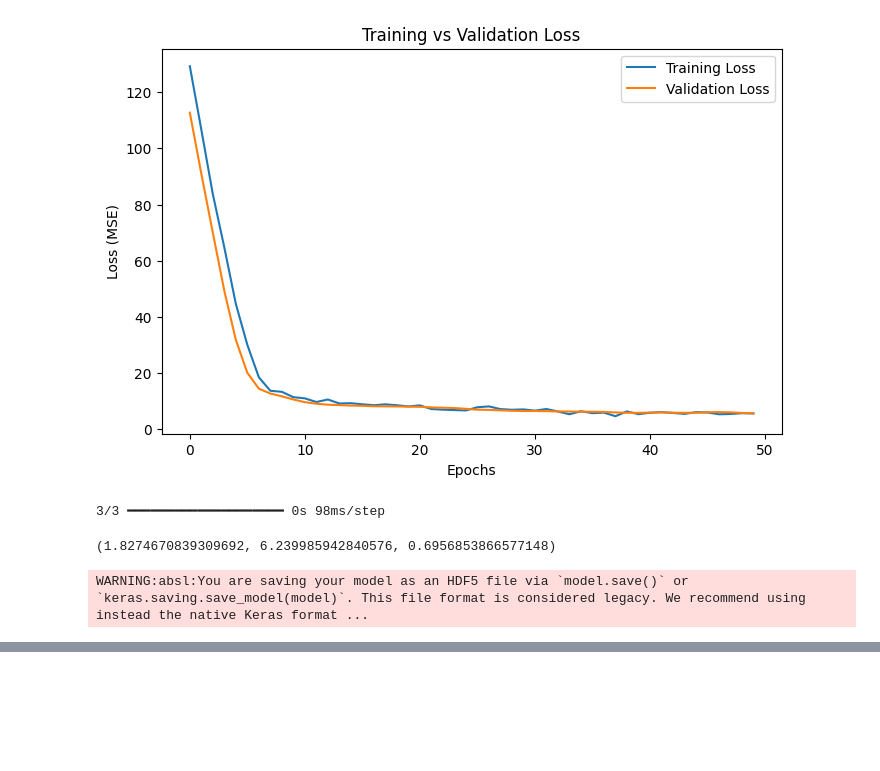
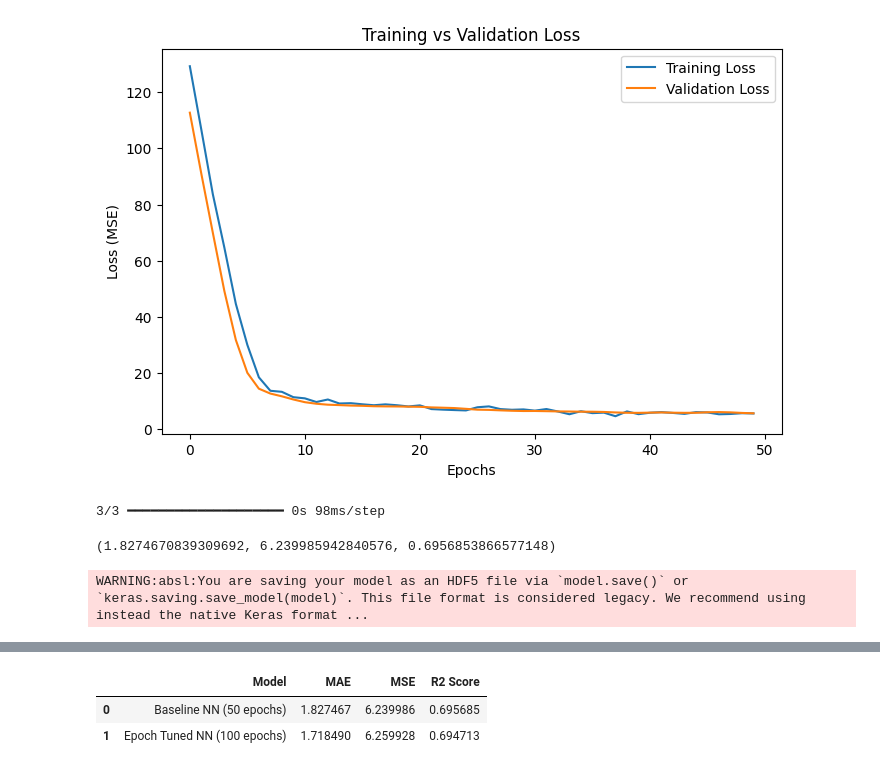
Before and after one commit to har1s3538/student-performance-nn, a Jupyter notebook: notebooks/student_performance_nn.ipynb, the cells around one changed output, grey strips where cells are left out. Saved outputs shown, nothing was run; the diff lists cells and outputs as text; code cells hidden in the pictures; blank space fills up the shorter version.

Commit message:
Iteration 1: epoch tuning reduced MAE but showed no overall generalization improvement

```diff
--- a/notebooks/student_performance_nn.ipynb
+++ b/notebooks/student_performance_nn.ipynb
@@ -232,3 +232,13 @@ mae, mse, r2
 model.save("baseline_student_performance_nn.h5")
 # %% [output]
 WARNING:absl:You are saving your model as an HDF5 file via `model.save()` or `keras.saving.save_model(model)`. This file format is considered legacy. We recommend using instead the native Keras format ...
+# %%
+# Train the same model with more epochs (Iteration 1)
+history_epoch_100 = model.fit(
+    X_train,
+    y_train,
+    validation_split=0.2,
+    epochs=100,
+    batch_size=32,
+    verbose=1
+)
@@ -234,0 +263,12 @@ WARNING:absl:You are saving your model as an HDF5 file via `model.save()` or `ke
+# %%
+from sklearn.metrics import mean_absolute_error, mean_squared_error, r2_score
+
+# Predict using Iteration-1 model
+y_pred_iter1 = model.predict(X_test)
+
+# Metrics for Iteration-1
+mae_iter1 = mean_absolute_error(y_test, y_pred_iter1)
+mse_iter1 = mean_squared_error(y_test, y_pred_iter1)
+r2_iter1 = r2_score(y_test, y_pred_iter1)
+
+mae_iter1, mse_iter1, r2_iter1
@@ -234,0 +278,27 @@ WARNING:absl:You are saving your model as an HDF5 file via `model.save()` or `ke
+# %%
+import pandas as pd
+
+comparison_df = pd.DataFrame({
+    "Model": [
+        "Baseline NN (50 epochs)",
+        "Epoch Tuned NN (100 epochs)"
+    ],
+    "MAE": [
+        mae,          # baseline MAE (from earlier)
+        mae_iter1     # iteration-1 MAE
+    ],
+    "MSE": [
+        mse,
+        mse_iter1
+    ],
+    "R2 Score": [
+        r2,
+        r2_iter1
+    ]
+})
+
+comparison_df
+# %% [output]
+|  | Model | MAE | MSE | R2 Score |
+| 0 | Baseline NN (50 epochs) | 1.827467 | 6.239986 | 0.695685 |
+| 1 | Epoch Tuned NN (100 epochs) | 1.718490 | 6.259928 | 0.694713 |
```
Also changed, not shown: parts of 2 cells of this notebook.
